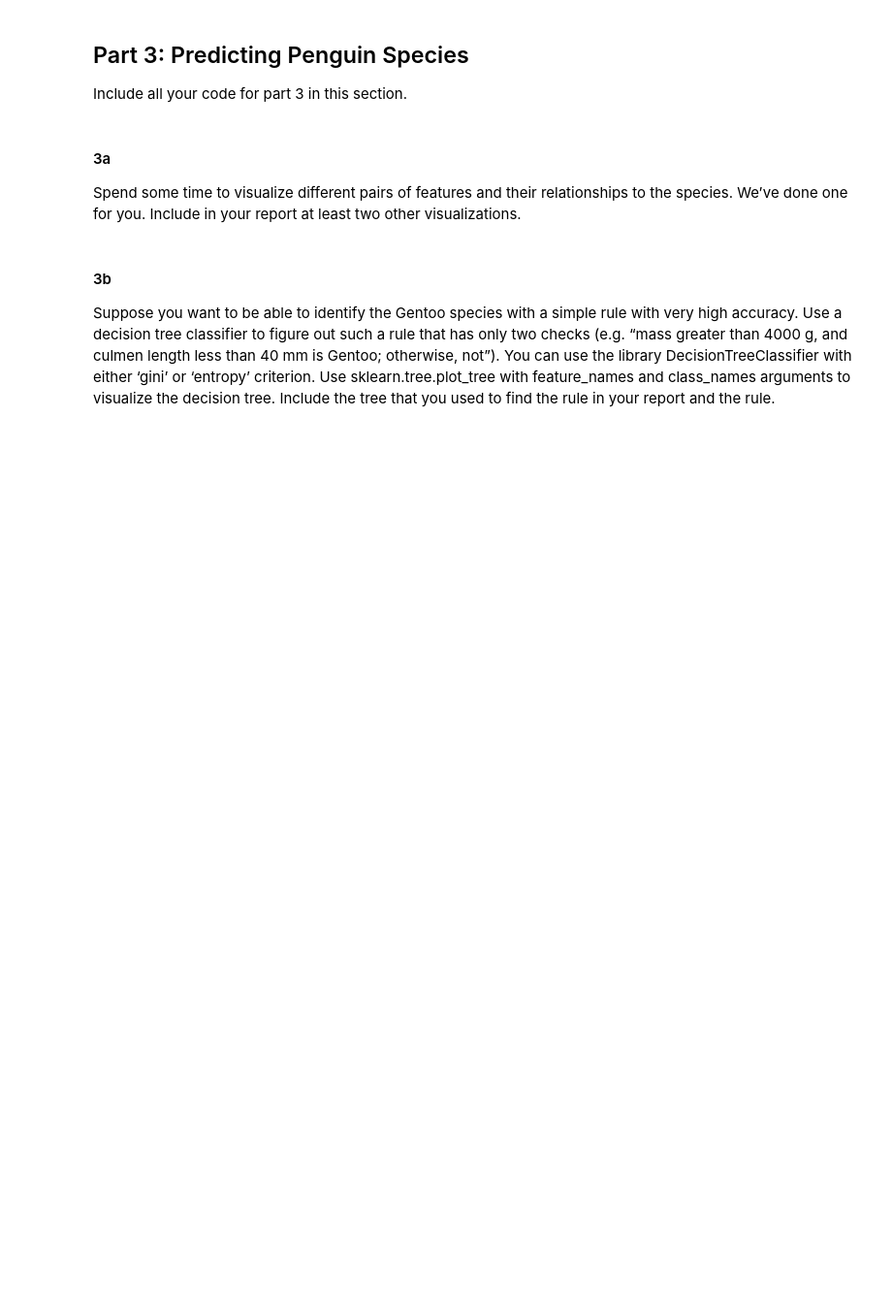
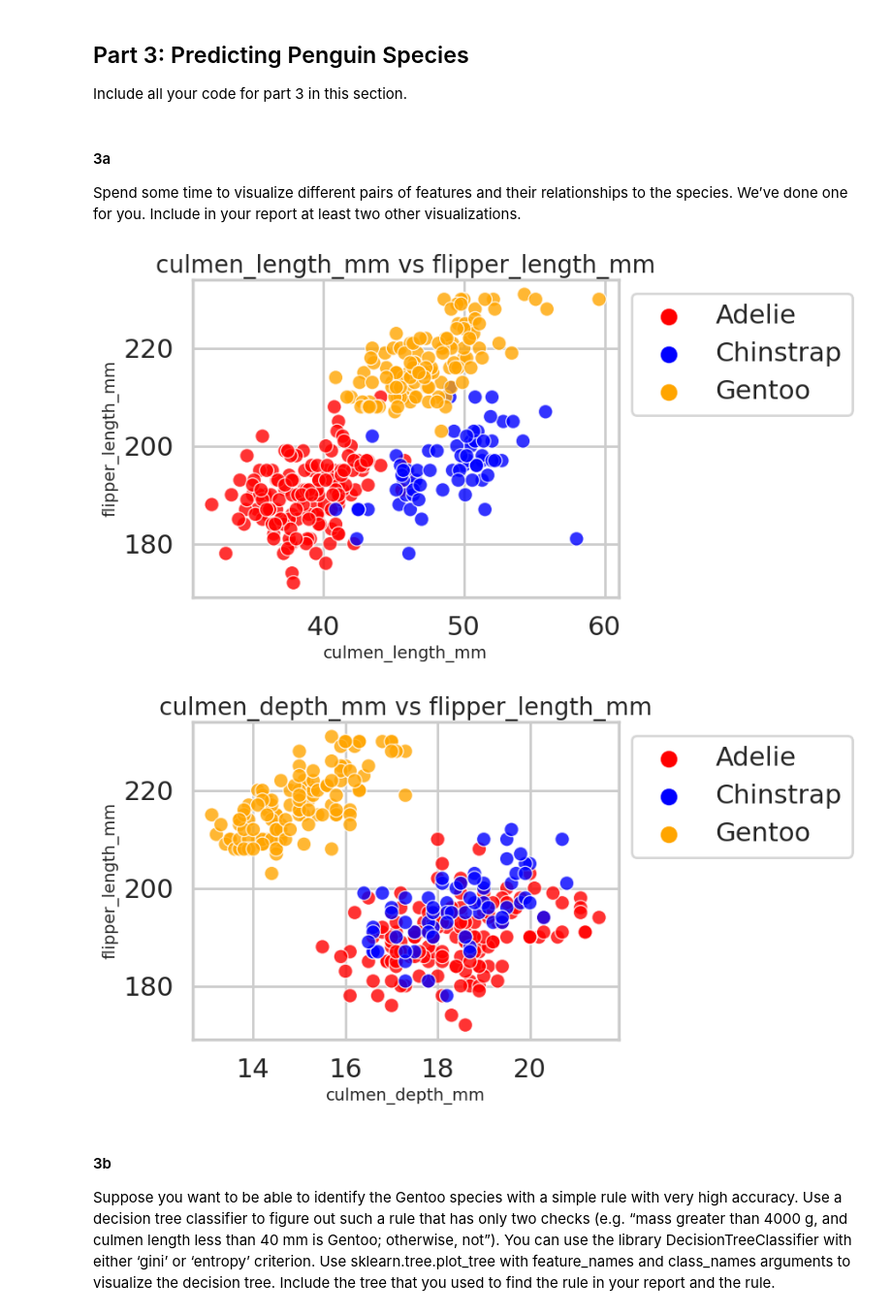
Before and after one commit to noelmrowiec/CS441, a Jupyter notebook: MP4/CS441_SP24_HW4_mrowiec3_v2.ipynb, the cells around one changed output. Shown at 97% size. Drawn from its saved outputs; the diff is of its cells as text; code cells hidden in the pictures; blank space fills up the shorter version.

```diff
--- a/MP4/CS441_SP24_HW4_mrowiec3_v2.ipynb
+++ b/MP4/CS441_SP24_HW4_mrowiec3_v2.ipynb
@@ -398,26 +405,30 @@ Spend some time to visualize different pairs of features and their relationships
 # %%
 def plot_scatter(feature1, feature2):
   '''
   Provide names of two features to create a scatterplot of them
   E.g. plot_scatter('culmen_length_mm', 'culmen_depth_mm')
   Possible features: 'culmen_length_mm', 'culmen_depth_mm', 'flipper_length_mm', 'body_mass_g'
   '''
 
   palette = ["red", "blue", "orange"]
 
   sns.scatterplot(data=df_penguins, x = feature1, y = feature2,
                hue = 'species', palette=palette, alpha=0.8)
   # Doc: https://seaborn.pydata.org/generated/seaborn.scatterplot.html
 
   plt.xlabel(feature1, fontsize=14)
   plt.ylabel(feature2, fontsize=14)
   plt.title(feature1 + ' vs ' + feature2, fontsize=20)
   plt.legend(bbox_to_anchor=(1.0, 1.0), loc='upper left')
   plt.show()
 
 # TO DO call plot_scatter with different feature pairs to create some visualizations
 
-plot_scatter('culmen_length_mm', 'culmen_depth_mm')
+plot_scatter('culmen_length_mm', 'flipper_length_mm')
+plot_scatter('culmen_depth_mm', 'flipper_length_mm')
+# %% [output]
+[figure, added]
+[figure, added]
 # %% [markdown]
 #### 3b
 Suppose you want to be able to identify the Gentoo species with a simple rule with very high accuracy.  Use a decision tree classifier to figure out such a rule that has only two checks (e.g. “mass greater than 4000 g, and culmen length less than 40 mm is Gentoo; otherwise, not”).   You can use the library DecisionTreeClassifier with either ‘gini’ or ‘entropy’ criterion. Use sklearn.tree.plot_tree with feature_names and class_names arguments to visualize the decision tree.  Include the tree that you used to find the rule in your report and the rule.
```
Also changed, not shown: parts of 3 cells of this notebook, 5 other files.
